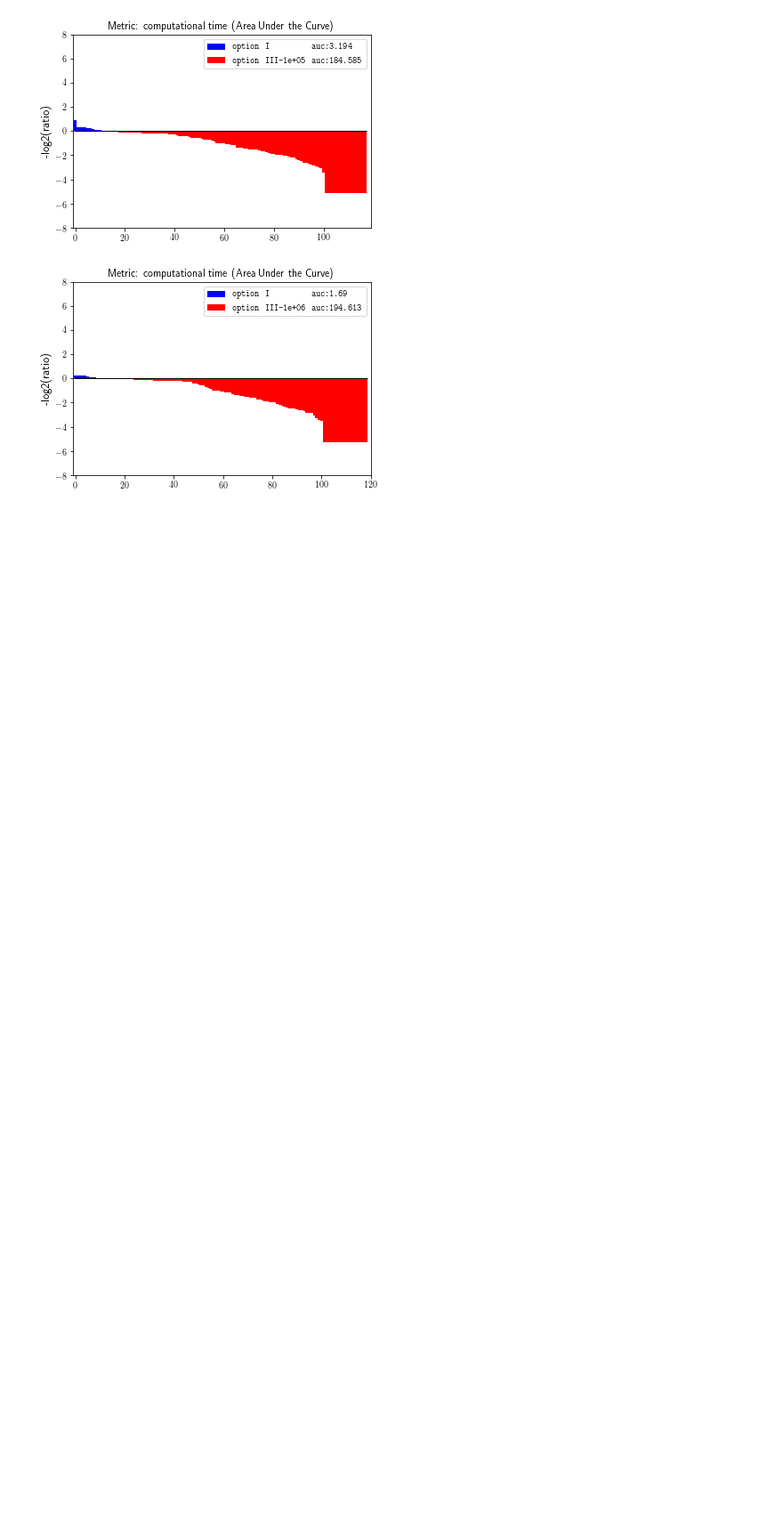
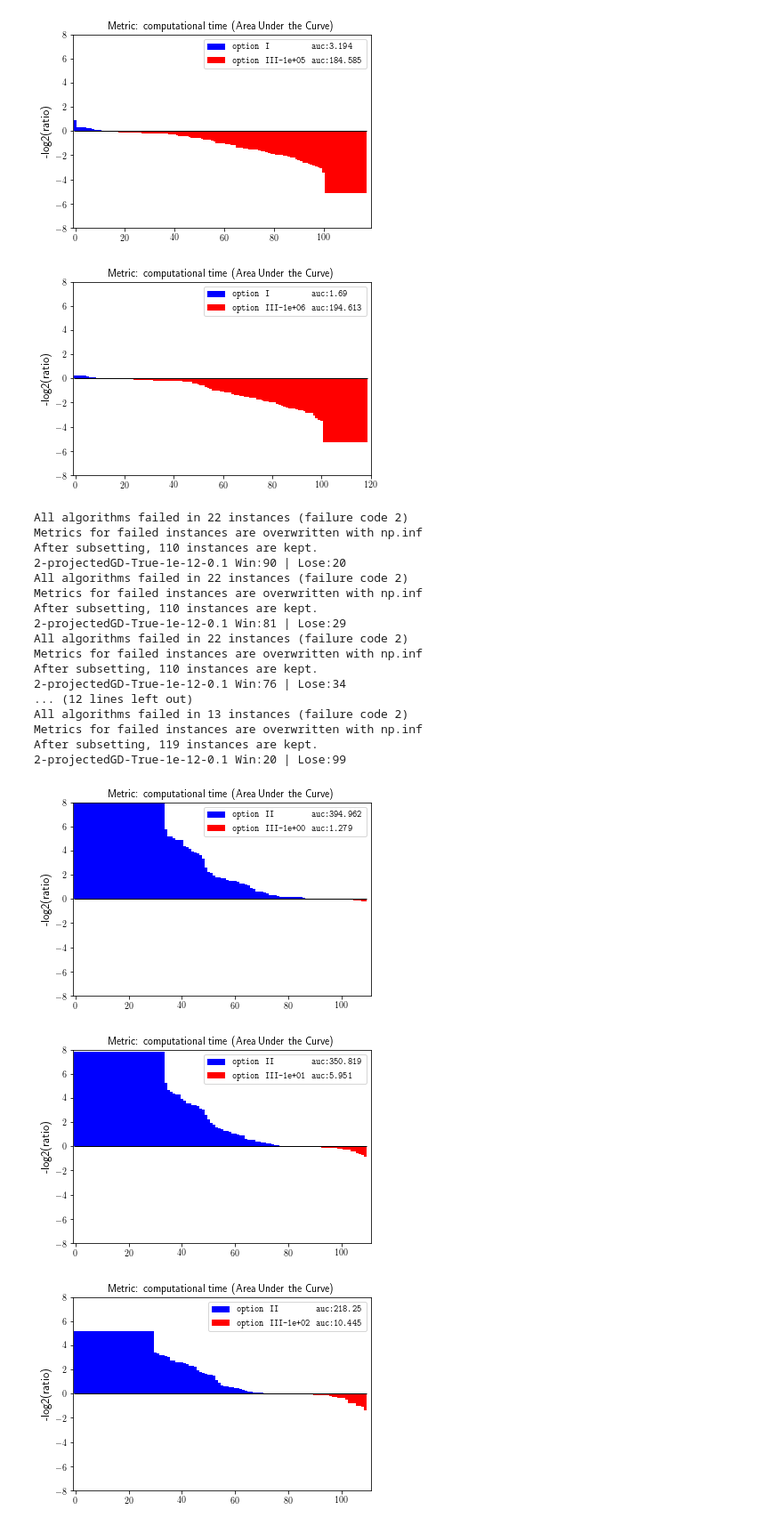
Before and after one commit to Yutong-Dai/InexactPG, a Jupyter notebook: AnalyzeExperiments/latentGD123.ipynb, the cells around one changed output. Shown at 89% size. Cells and saved outputs as stored; diff of their text form; code cells hidden in the pictures; blank space fills up the shorter version.

Commit message:
update latent 2

```diff
--- a/AnalyzeExperiments/latentGD123.ipynb
+++ b/AnalyzeExperiments/latentGD123.ipynb
@@ -299,3 +299,39 @@ After subsetting, 119 instances are kept.
 [figure]
 [figure]
 [figure]
+# %%
+for c in [1e0, 1e1, 1e2, 1e3, 1e4, 1e5, 1e6]:
+    final = {}
+    final[inexact_type2_best] = df2
+    type3_sensitivity = f'3-projectedGD-True-3.0-{c}'
+    df3_part1 = algo_df_dict_inexact_type3_part1[type3_sensitivity]
+    df3_part2 = algo_df_dict_inexact_type3_part2[inexact_type3_best]
+    if c <= 1e3:
+        df3 = pd.concat([df3_part1, df3_part2_sen])
+    else:
+        df3 = pd.concat([df3_part1, df3_part2])
+    final[type3_sensitivity] = df3
+    ppf = PerformanceProfile(final, failcode=2)
+    ppf.get_subset_by_time(threshold=1, remove_failed=True)
+    _ = ppf.plot(column='time',show_num=False, options={'ratio_max':8}, save=True, saveDir='./latentOG/sensitivity', labels=['option II\ \ \ \ \ \ \ \ ', f'option III-{c:1.0e}'])
+# %% [output]
+All algorithms failed in 22 instances (failure code 2)
+Metrics for failed instances are overwritten with np.inf
+After subsetting, 110 instances are kept.
+2-projectedGD-True-1e-12-0.1 Win:90 | Lose:20
+All algorithms failed in 22 instances (failure code 2)
+Metrics for failed instances are overwritten with np.inf
+After subsetting, 110 instances are kept.
+2-projectedGD-True-1e-12-0.1 Win:81 | Lose:29
+All algorithms failed in 22 instances (failure code 2)
+Metrics for failed instances are overwritten with np.inf
+After subsetting, 110 instances are kept.
+2-projectedGD-True-1e-12-0.1 Win:76 | Lose:34
+... (12 lines left out)
+All algorithms failed in 13 instances (failure code 2)
+Metrics for failed instances are overwritten with np.inf
+After subsetting, 119 instances are kept.
+2-projectedGD-True-1e-12-0.1 Win:20 | Lose:99
+[figure, added]
+[figure, added]
+[figure, added]
```
Also changed, not shown: parts of 1 cell of this notebook, 7 other files.
